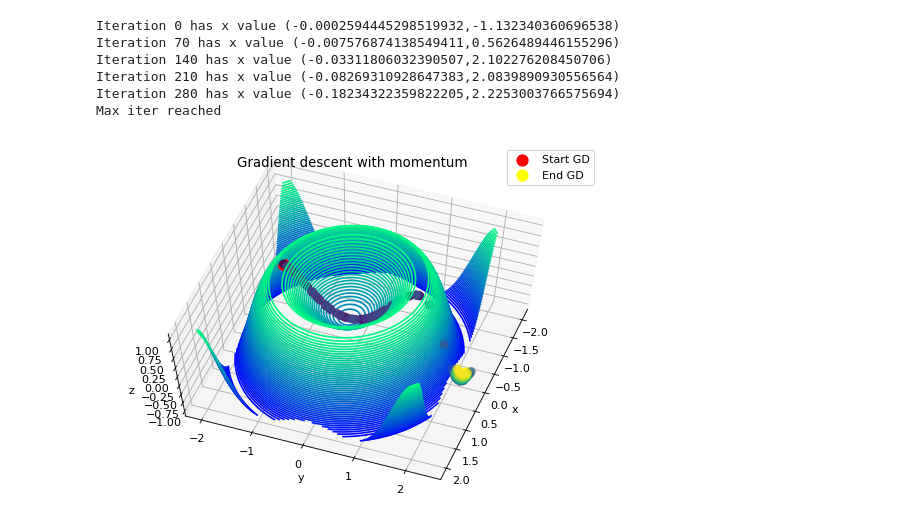
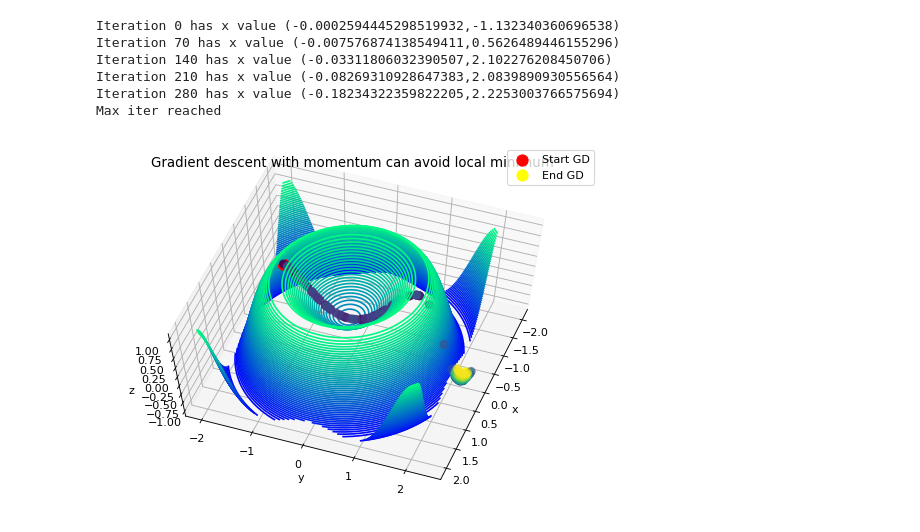
Before and after one commit to Apiquet/fcn_from_scratch, a Jupyter notebook: perturbation_approach/gradient_descent_3D.ipynb, the cells around one changed output. Saved outputs shown, nothing was run; the diff lists cells and outputs as text; code cells hidden in the pictures.

Commit message:
Update titles related to momentum

```diff
--- a/perturbation_approach/gradient_descent_3D.ipynb
+++ b/perturbation_approach/gradient_descent_3D.ipynb
@@ -150,17 +150,17 @@ Max iter reached
 # %%
 fig = plt.figure(num=None, figsize=(8, 6), dpi=80, facecolor='w', edgecolor='k')
 ax = plt.axes(projection='3d')
 color = [item/255 for item in list(range(len(steps_x)))]
 ax.scatter(steps_x[0], steps_y[0], steps_z[0], s=100, c='red', label='Start GD')
 ax.scatter(steps_x[-1], steps_y[-1], steps_z[-1], s=100, c='yellow', label='End GD')
 ax.scatter(steps_x, steps_y, steps_z, s=50, c=color)
 ax.contour3D(X, Y, Z, 50, cmap='winter')
-plt.title('Gradient descent with momentum')
+plt.title('Gradient descent with momentum can avoid local minimum')
 plt.legend()
 ax.set_xlabel('x')
 ax.set_ylabel('y')
 ax.set_zlabel('z')
 ax.view_init(65, 20)
 fig.savefig('../plots/3D_GD_with_momentum.png')
 # %% [output]
-[figure, old version]
+[figure, new version]
```
Also changed, not shown: parts of 1 cell of this notebook, 4 other files.
